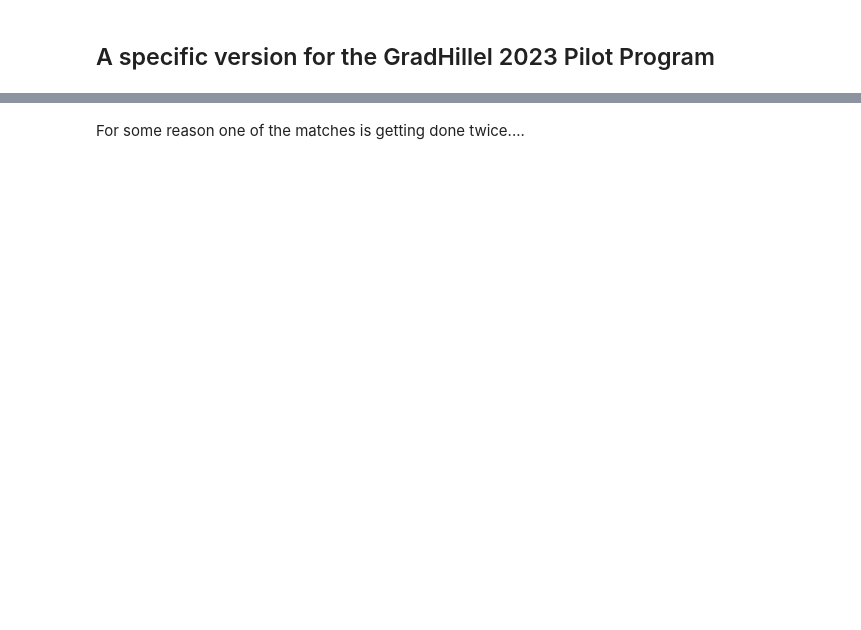
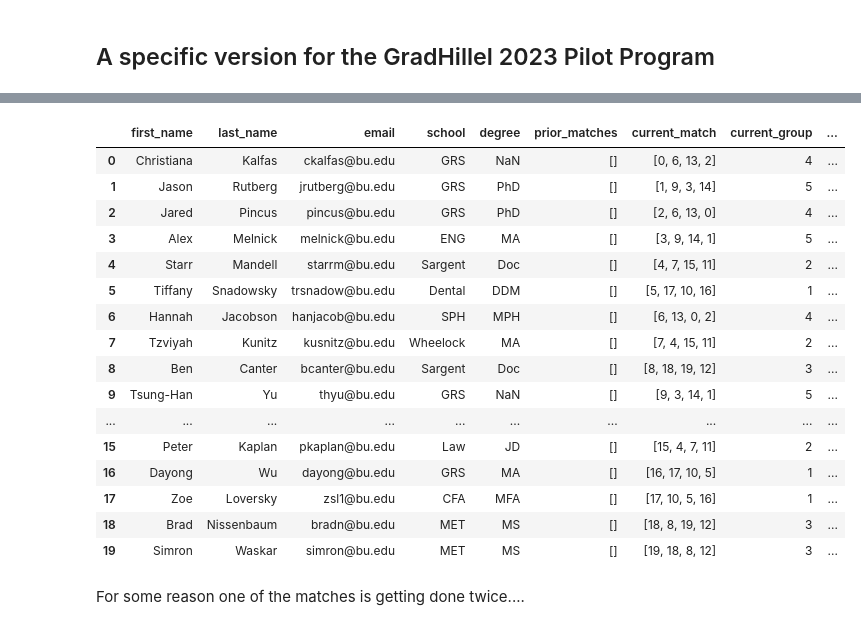
Before and after one commit to williamsaunders/BU_grad_trios, a Jupyter notebook: BU-grad-matches-Hillel_pilot.ipynb, the cells around one changed output, grey strips where cells are left out. Cells and saved outputs as stored; diff of their text form; code cells hidden in the pictures; blank space fills up the shorter version.

```diff
--- a/BU-grad-matches-Hillel_pilot.ipynb
+++ b/BU-grad-matches-Hillel_pilot.ipynb
@@ -529,2 +545,22 @@ round 1 match created
-# %% [markdown]
-For some reason one of the matches is getting done twice....
+# %%
+data
+# %% [output]
+|  | first_name | last_name | email | school | degree | prior_matches | current_match | current_group | ... |
+| 0 | Christiana | Kalfas | ckalfas@bu.edu | GRS | NaN | [] | [0, 6, 13, 2] | 4 | ... |
+| 1 | Jason | Rutberg | jrutberg@bu.edu | GRS | PhD | [] | [1, 9, 3, 14] | 5 | ... |
+| 2 | Jared | Pincus | pincus@bu.edu | GRS | PhD | [] | [2, 6, 13, 0] | 4 | ... |
+| 3 | Alex | Melnick | melnick@bu.edu | ENG | MA | [] | [3, 9, 14, 1] | 5 | ... |
+| 4 | Starr | Mandell | starrm@bu.edu | Sargent | Doc | [] | [4, 7, 15, 11] | 2 | ... |
+| 5 | Tiffany | Snadowsky | trsnadow@bu.edu | Dental | DDM | [] | [5, 17, 10, 16] | 1 | ... |
+| 6 | Hannah | Jacobson | hanjacob@bu.edu | SPH | MPH | [] | [6, 13, 0, 2] | 4 | ... |
+| 7 | Tzviyah | Kunitz | kusnitz@bu.edu | Wheelock | MA | [] | [7, 4, 15, 11] | 2 | ... |
+| 8 | Ben | Canter | bcanter@bu.edu | Sargent | Doc | [] | [8, 18, 19, 12] | 3 | ... |
+| 9 | Tsung-Han | Yu | thyu@bu.edu | GRS | NaN | [] | [9, 3, 14, 1] | 5 | ... |
+| ... | ... | ... | ... | ... | ... | ... | ... | ... | ... |
+| 15 | Peter | Kaplan | pkaplan@bu.edu | Law | JD | [] | [15, 4, 7, 11] | 2 | ... |
+| 16 | Dayong | Wu | dayong@bu.edu | GRS | MA | [] | [16, 17, 10, 5] | 1 | ... |
+| 17 | Zoe | Loversky | zsl1@bu.edu | CFA | MFA | [] | [17, 10, 5, 16] | 1 | ... |
+| 18 | Brad | Nissenbaum | bradn@bu.edu | MET | MS | [] | [18, 8, 19, 12] | 3 | ... |
+| 19 | Simron | Waskar | simron@bu.edu | MET | MS | [] | [19, 18, 8, 12] | 3 | ... |
+# %% [markdown]
+For some reason one of the matches is getting done twice....
```
Also changed, not shown: parts of 5 cells of this notebook, 13 other files.
